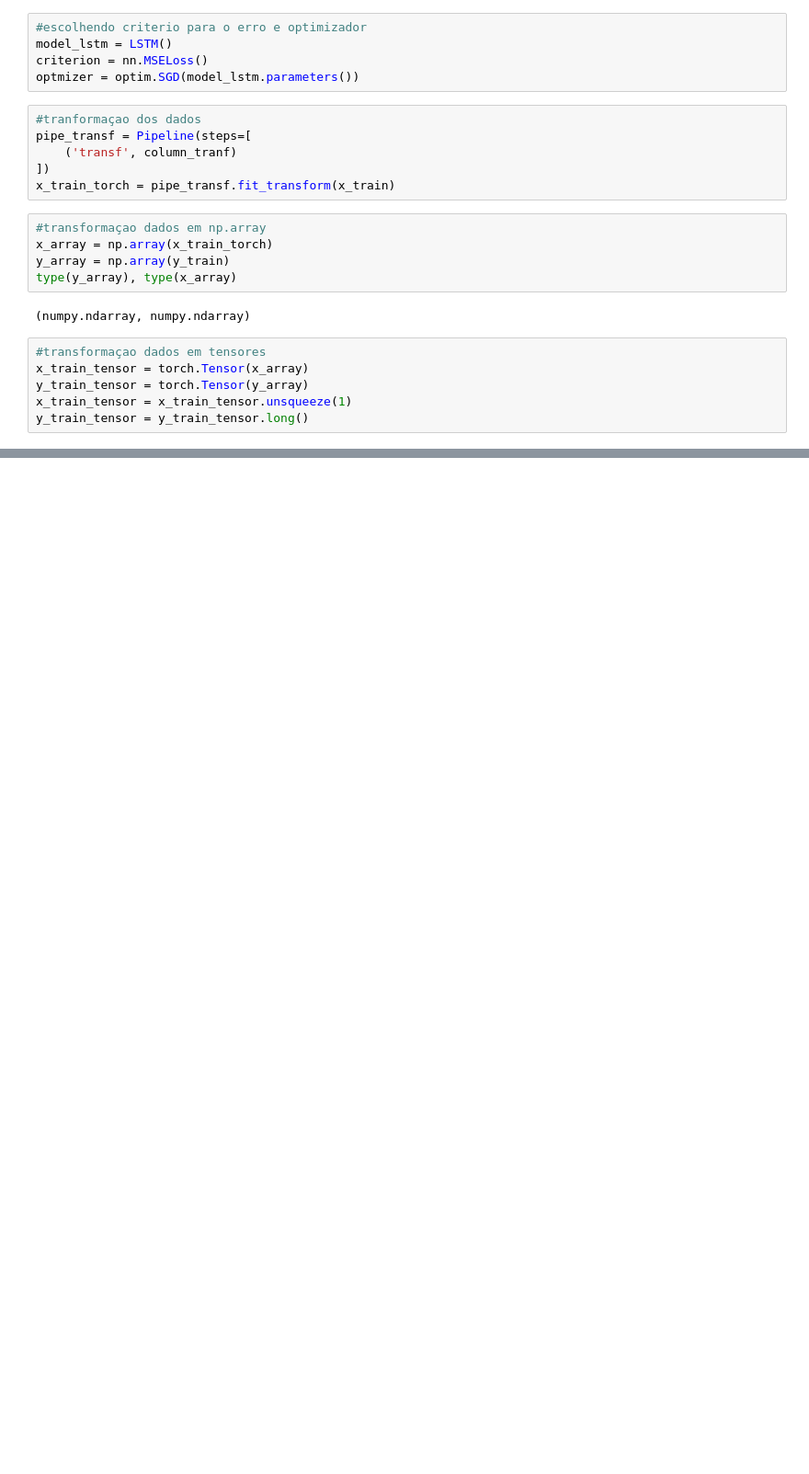
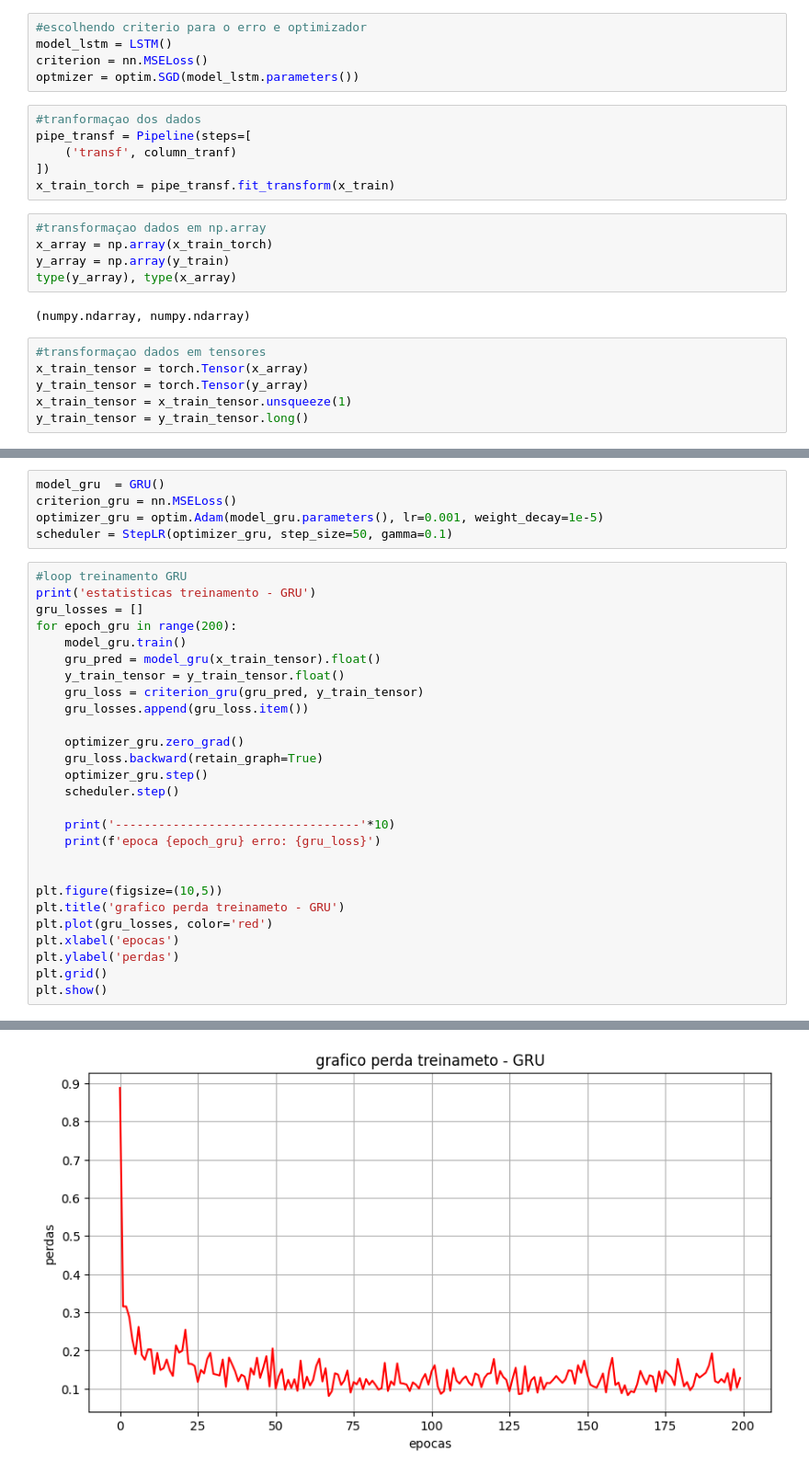
Before and after one commit to WesleySouza13/PRODUCTIVITY-PREDICTION-, a Jupyter notebook: PRODUCTIVITY-PREDICTION- .ipynb, the cells around one changed output, grey strips where cells are left out. Shown at 92% size. Drawn from its saved outputs; the diff is of its cells as text; blank space fills up the shorter version.

```diff
--- a/Jupyter_notebook.ipynb
+++ b/PRODUCTIVITY-PREDICTION- .ipynb
@@ -890,0 +925,33 @@ epoca 199 erro: 0.03370330482721329
+# %%
+model_gru  = GRU()
+criterion_gru = nn.MSELoss()
+optimizer_gru = optim.Adam(model_gru.parameters(), lr=0.001, weight_decay=1e-5)
+scheduler = StepLR(optimizer_gru, step_size=50, gamma=0.1)
+# %%
+#loop treinamento GRU
+print('estatisticas treinamento - GRU')
+gru_losses = []
+for epoch_gru in range(200):
+    model_gru.train()
+    gru_pred = model_gru(x_train_tensor).float()
+    y_train_tensor = y_train_tensor.float()
+    gru_loss = criterion_gru(gru_pred, y_train_tensor)
+    gru_losses.append(gru_loss.item())
+
+    optimizer_gru.zero_grad()
+    gru_loss.backward(retain_graph=True)
+    optimizer_gru.step()
+    scheduler.step()
+
+    print('----------------------------------'*10)
+    print(f'epoca {epoch_gru} erro: {gru_loss}')
+
+
+plt.figure(figsize=(10,5))
+plt.title('grafico perda treinameto - GRU')
+plt.plot(gru_losses, color='red')
+plt.xlabel('epocas')
+plt.ylabel('perdas')
+plt.grid()
+plt.show()
+# %% [output]
@@ -890,0 +975 @@ epoca 199 erro: 0.03370330482721329
+[figure, added]
```
Also changed, not shown: parts of 20 cells of this notebook.
